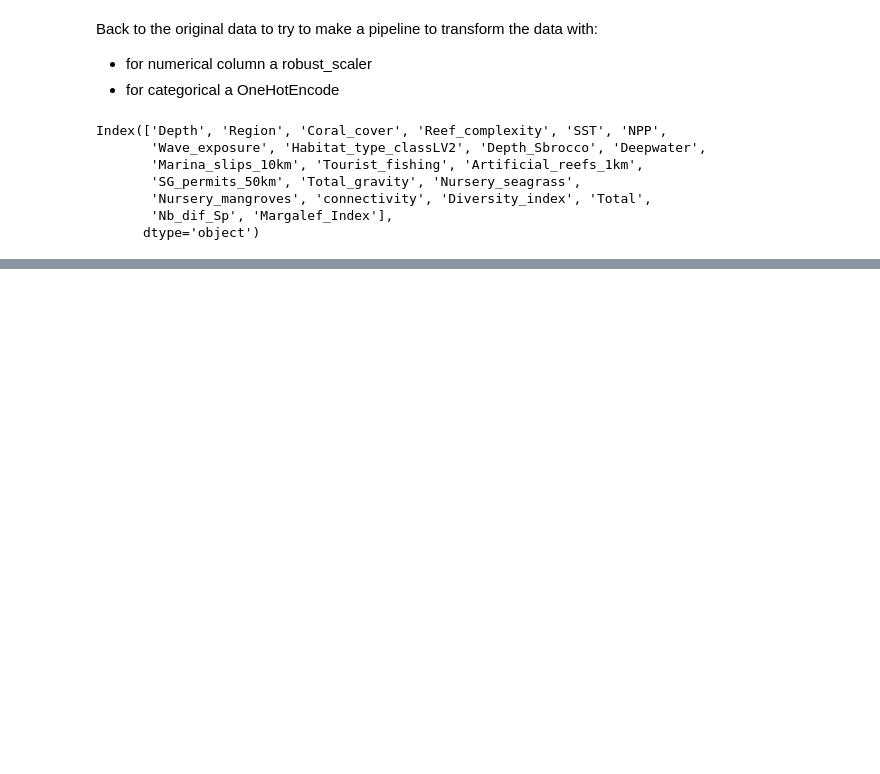
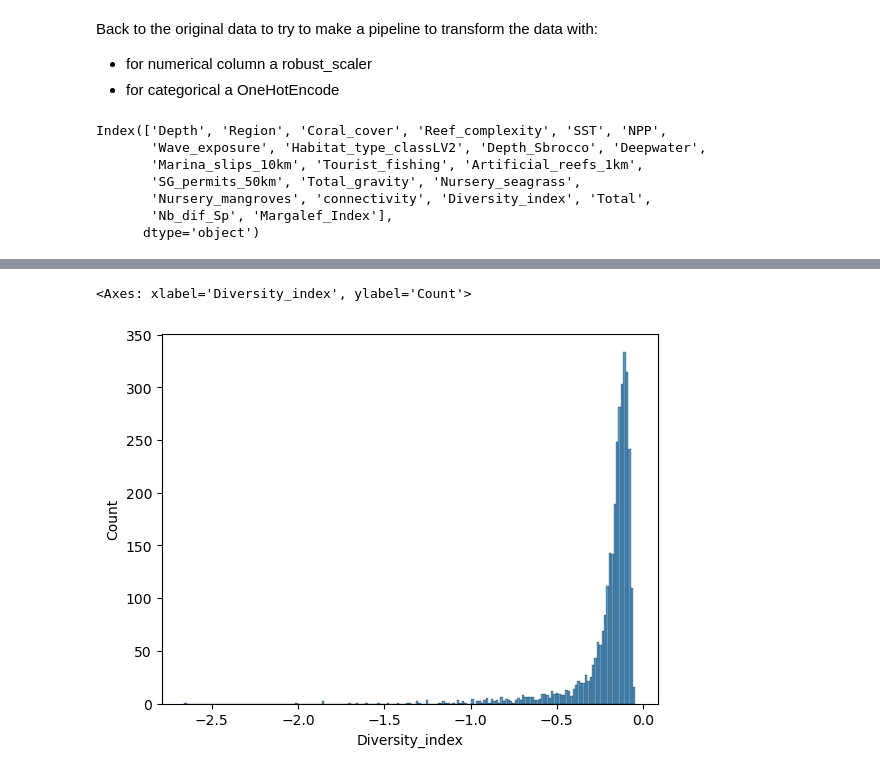
Before and after one commit to susmitha-ann/CoralReefFishSpeciesAssessment, a Jupyter notebook: ML_originaldata_createdfeat.ipynb, the cells around one changed output, grey strips where cells are left out. Cells and saved outputs as stored; diff of their text form; code cells hidden in the pictures; blank space fills up the shorter version.

```diff
--- a/ML_originaldata_createdfeat.ipynb
+++ b/ML_originaldata_createdfeat.ipynb
@@ -947,0 +976,6 @@ array([[-1.31048159],
+# %%
+#After log transformation
+sns.histplot(log_labels)
+# %% [output]
+<Axes: xlabel='Diversity_index', ylabel='Count'>
+[figure, added]
```
Also changed, not shown: parts of 35 cells of this notebook.
